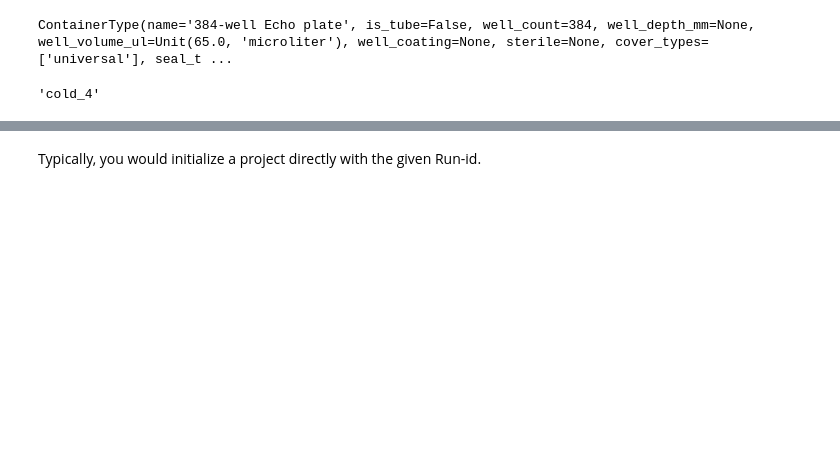
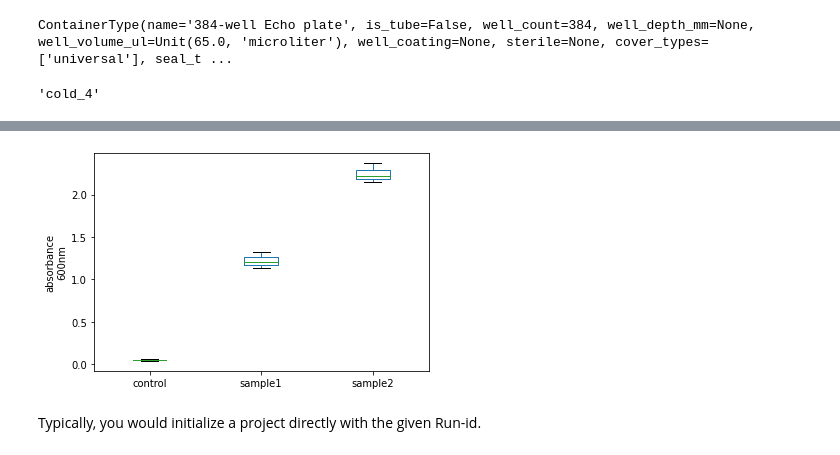
Before and after one commit to strateos/transcriptic, a Jupyter notebook: notebooks/objects.ipynb, the cells around one changed output, grey strips where cells are left out. Drawn from its saved outputs; the diff is of its cells as text; code cells hidden in the pictures; blank space fills up the shorter version.

```diff
--- a/notebooks/objects.ipynb
+++ b/notebooks/objects.ipynb
@@ -140,0 +156,7 @@ No datasets were found.
+# %%
+abs_dataset = Absorbance(
+    my_run.Datasets.loc[0],
+    ["control", "sample1", "sample2"],
+    group_wells = [[0,1,2], [12, 13, 14], [24, 25, 26]]
+)
+abs_dataset
@@ -140,0 +172,3 @@ No datasets were found.
+# %%
+abs_dataset.plot()
+# %% [output]
@@ -141,3 +176,4 @@ No datasets were found.
+[figure, added]
 # %% [markdown]
 Typically, you would initialize a project directly with the given Run-id.
 # %%
```
Also changed, not shown: parts of 13 cells of this notebook, 21 other files.
